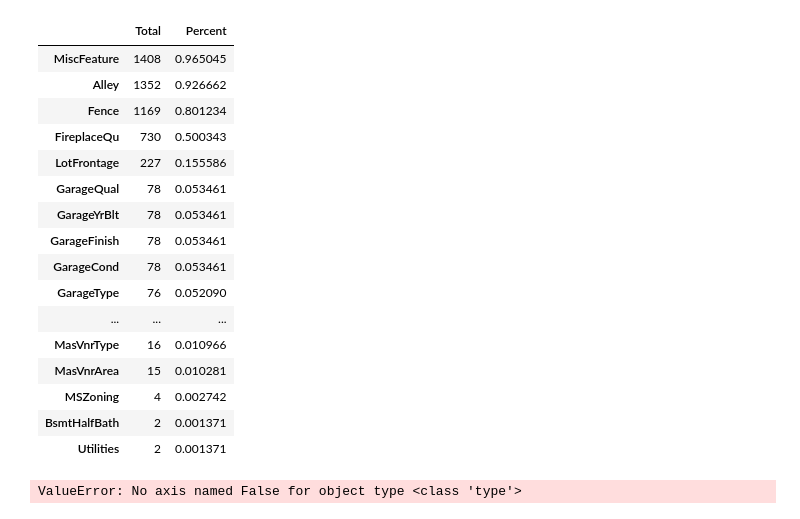
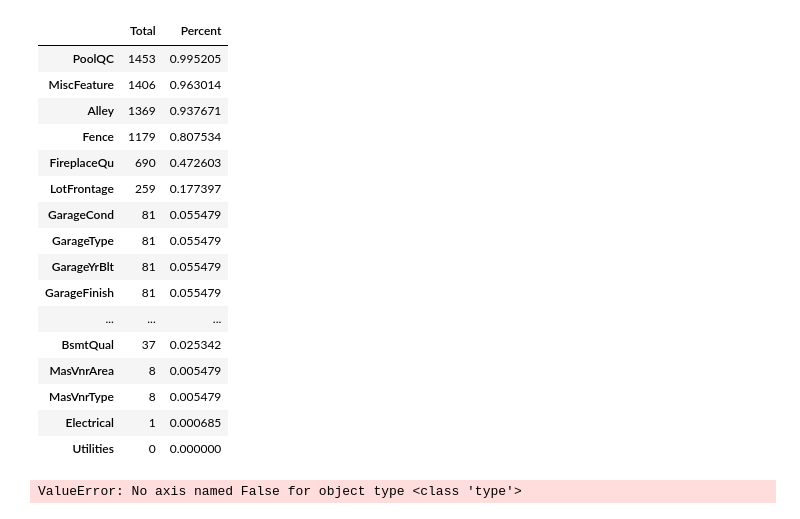
Before and after one commit to M-Garrigues/Kaggle-House-Prices, a Jupyter notebook: notebooks/data_preparation.ipynb, the cells around one changed output. Cells and saved outputs as stored; diff of their text form; code cells hidden in the pictures.

Commit message:
Pipeline for data made, generated datasets 1.3

```diff
--- a/notebooks/data_preparation.ipynb
+++ b/notebooks/data_preparation.ipynb
@@ -10,34 +10,34 @@ import warnings
 warnings.filterwarnings('ignore')
 %matplotlib inline
 # %%
-data = pd.read_csv("../data/test.csv")
+mydata = pd.read_csv("../data/train.csv")
 test = pd.read_csv("../data/test.csv")
 # %%
-missingValues = data.isna().any()
+missingValues = mydata.isna().any()
 #missingValues.loc[missingValues[1] == True]
 
 #missing data
 total = data.isnull().sum().sort_values(ascending=False)
 percent = (data.isnull().sum()/data.isnull().count()).sort_values(ascending=False)
 missing_data = pd.concat([total, percent], axis=1, keys=['Total', 'Percent'])
 missing_data.head(20)
 # %% [output]
 |  | Total | Percent |
-| MiscFeature | 1408 | 0.965045 |
-| Alley | 1352 | 0.926662 |
-| Fence | 1169 | 0.801234 |
-| FireplaceQu | 730 | 0.500343 |
-| LotFrontage | 227 | 0.155586 |
-| GarageQual | 78 | 0.053461 |
-| GarageYrBlt | 78 | 0.053461 |
-| GarageFinish | 78 | 0.053461 |
-| GarageCond | 78 | 0.053461 |
-| GarageType | 76 | 0.052090 |
+| PoolQC | 1453 | 0.995205 |
+| MiscFeature | 1406 | 0.963014 |
+| Alley | 1369 | 0.937671 |
+| Fence | 1179 | 0.807534 |
+| FireplaceQu | 690 | 0.472603 |
+| LotFrontage | 259 | 0.177397 |
+| GarageCond | 81 | 0.055479 |
+| GarageType | 81 | 0.055479 |
+| GarageYrBlt | 81 | 0.055479 |
+| GarageFinish | 81 | 0.055479 |
 | ... | ... | ... |
-| MasVnrType | 16 | 0.010966 |
-| MasVnrArea | 15 | 0.010281 |
-| MSZoning | 4 | 0.002742 |
-| BsmtHalfBath | 2 | 0.001371 |
-| Utilities | 2 | 0.001371 |
+| BsmtQual | 37 | 0.025342 |
+| MasVnrArea | 8 | 0.005479 |
+| MasVnrType | 8 | 0.005479 |
+| Electrical | 1 | 0.000685 |
+| Utilities | 0 | 0.000000 |
 # %%
 data["PoolQC"] = data['PoolQC'].isnull().astype(int)
```
Also changed, not shown: parts of 12 cells of this notebook, 3 other files.
